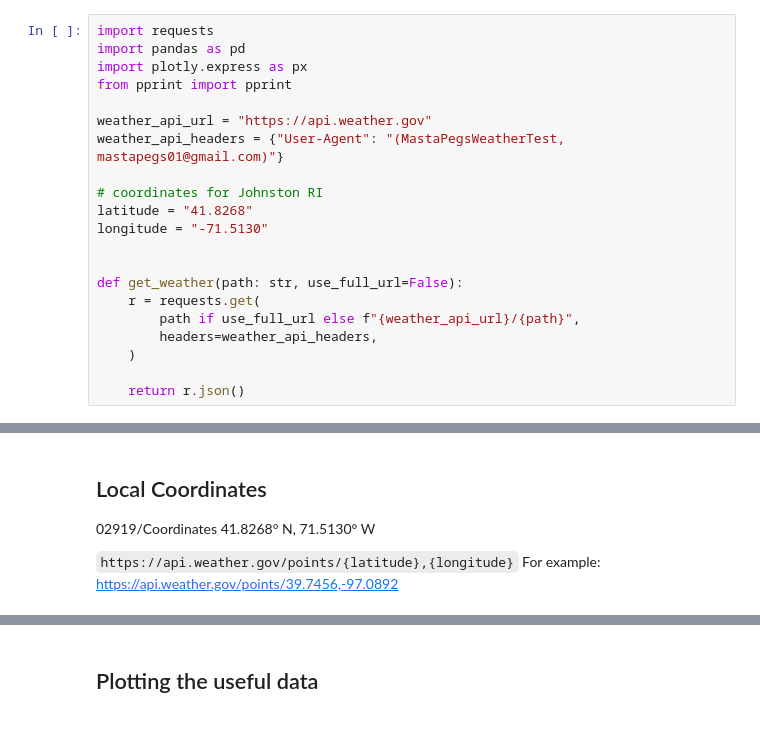
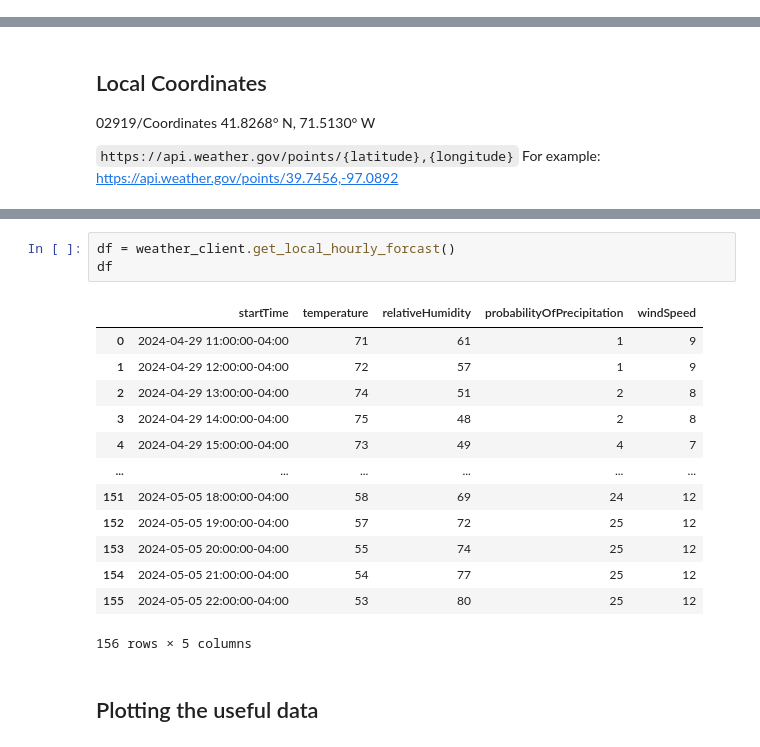
Before and after one commit to mastapegs/local-weather-pandas, a Jupyter notebook: local-weather.ipynb, the cells around one changed output, grey strips where cells are left out. Cells and saved outputs as stored; diff of their text form.

```diff
--- a/local-weather.ipynb
+++ b/local-weather.ipynb
@@ -1,21 +0,0 @@
-# %%
-import requests
-import pandas as pd
-import plotly.express as px
-from pprint import pprint
-
-weather_api_url = "https://api.weather.gov"
-weather_api_headers = {"User-Agent": "(MastaPegsWeatherTest, mastapegs01@gmail.com)"}
-
-# coordinates for Johnston RI
-latitude = "41.8268"
-longitude = "-71.5130"
-
-
-def get_weather(path: str, use_full_url=False):
-    r = requests.get(
-        path if use_full_url else f"{weather_api_url}/{path}",
-        headers=weather_api_headers,
-    )
-
-    return r.json()
@@ -73,3 +83,20 @@ df
+# %%
+df = weather_client.get_local_hourly_forcast()
+df
+# %% [output]
+|  | startTime | temperature | relativeHumidity | probabilityOfPrecipitation | windSpeed |
+| 0 | 2024-04-29 11:00:00-04:00 | 71 | 61 | 1 | 9 |
+| 1 | 2024-04-29 12:00:00-04:00 | 72 | 57 | 1 | 9 |
+| 2 | 2024-04-29 13:00:00-04:00 | 74 | 51 | 2 | 8 |
+| 3 | 2024-04-29 14:00:00-04:00 | 75 | 48 | 2 | 8 |
+| 4 | 2024-04-29 15:00:00-04:00 | 73 | 49 | 4 | 7 |
+| ... | ... | ... | ... | ... | ... |
+| 151 | 2024-05-05 18:00:00-04:00 | 58 | 69 | 24 | 12 |
+| 152 | 2024-05-05 19:00:00-04:00 | 57 | 72 | 25 | 12 |
+| 153 | 2024-05-05 20:00:00-04:00 | 55 | 74 | 25 | 12 |
+| 154 | 2024-05-05 21:00:00-04:00 | 54 | 77 | 25 | 12 |
+| 155 | 2024-05-05 22:00:00-04:00 | 53 | 80 | 25 | 12 |
+156 rows × 5 columns
 # %% [markdown]
 ## Plotting the useful data
 # %%
```
Also changed, not shown: parts of 3 cells of this notebook.
